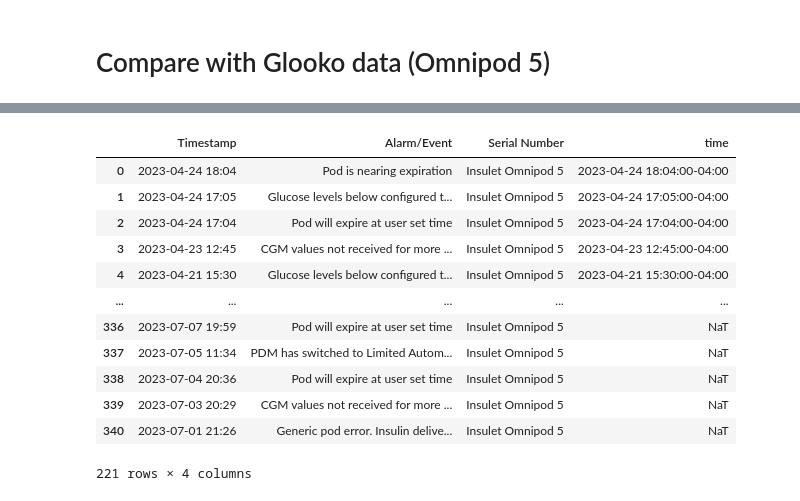
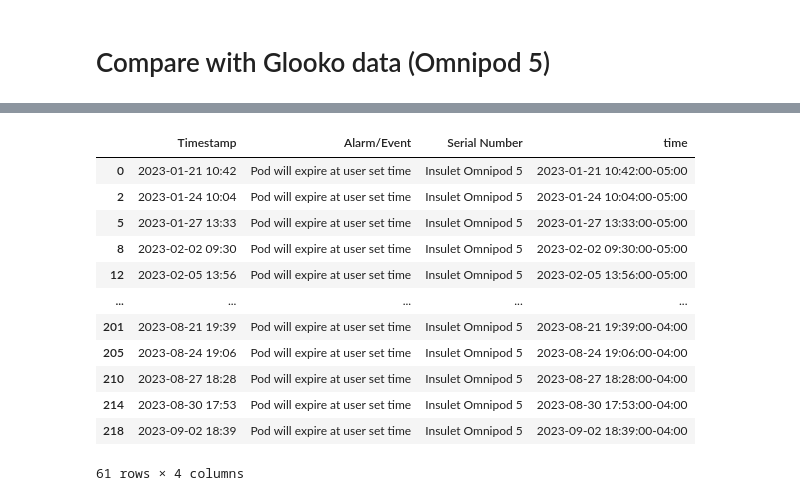
Before and after one commit to michellejw/mdb_explore, a Jupyter notebook: notebooks/df_explore_part06.ipynb, the cells around one changed output, grey strips where cells are left out. Saved outputs shown, nothing was run; the diff lists cells and outputs as text; code cells hidden in the pictures.

```diff
--- a/notebooks/df_explore_part06.ipynb
+++ b/notebooks/df_explore_part06.ipynb
@@ -218,16 +234,19 @@ df_cgm.head()
-# %%
-df_alarms
-# %% [output]
-|  | Timestamp | Alarm/Event | Serial Number | time |
-| 0 | 2023-04-24 18:04 | Pod is nearing expiration | Insulet Omnipod 5 | 2023-04-24 18:04:00-04:00 |
-| 1 | 2023-04-24 17:05 | Glucose levels below configured t... | Insulet Omnipod 5 | 2023-04-24 17:05:00-04:00 |
-| 2 | 2023-04-24 17:04 | Pod will expire at user set time | Insulet Omnipod 5 | 2023-04-24 17:04:00-04:00 |
-| 3 | 2023-04-23 12:45 | CGM values not received for more ... | Insulet Omnipod 5 | 2023-04-23 12:45:00-04:00 |
-| 4 | 2023-04-21 15:30 | Glucose levels below configured t... | Insulet Omnipod 5 | 2023-04-21 15:30:00-04:00 |
-| ... | ... | ... | ... | ... |
-| 336 | 2023-07-07 19:59 | Pod will expire at user set time | Insulet Omnipod 5 | NaT |
-| 337 | 2023-07-05 11:34 | PDM has switched to Limited Autom... | Insulet Omnipod 5 | NaT |
-| 338 | 2023-07-04 20:36 | Pod will expire at user set time | Insulet Omnipod 5 | NaT |
-| 339 | 2023-07-03 20:29 | CGM values not received for more ... | Insulet Omnipod 5 | NaT |
-| 340 | 2023-07-01 21:26 | Generic pod error. Insulin delive... | Insulet Omnipod 5 | NaT |
-221 rows × 4 columns
+# %%
+# Prep the pod change data
+df_pod_change = df_alarms[df_alarms["Alarm/Event"] == pod_change_flag]
+
+df_pod_change
+# %% [output]
+|  | Timestamp | Alarm/Event | Serial Number | time |
+| 0 | 2023-01-21 10:42 | Pod will expire at user set time | Insulet Omnipod 5 | 2023-01-21 10:42:00-05:00 |
+| 2 | 2023-01-24 10:04 | Pod will expire at user set time | Insulet Omnipod 5 | 2023-01-24 10:04:00-05:00 |
+| 5 | 2023-01-27 13:33 | Pod will expire at user set time | Insulet Omnipod 5 | 2023-01-27 13:33:00-05:00 |
+| 8 | 2023-02-02 09:30 | Pod will expire at user set time | Insulet Omnipod 5 | 2023-02-02 09:30:00-05:00 |
+| 12 | 2023-02-05 13:56 | Pod will expire at user set time | Insulet Omnipod 5 | 2023-02-05 13:56:00-05:00 |
+| ... | ... | ... | ... | ... |
+| 201 | 2023-08-21 19:39 | Pod will expire at user set time | Insulet Omnipod 5 | 2023-08-21 19:39:00-04:00 |
+| 205 | 2023-08-24 19:06 | Pod will expire at user set time | Insulet Omnipod 5 | 2023-08-24 19:06:00-04:00 |
+| 210 | 2023-08-27 18:28 | Pod will expire at user set time | Insulet Omnipod 5 | 2023-08-27 18:28:00-04:00 |
+| 214 | 2023-08-30 17:53 | Pod will expire at user set time | Insulet Omnipod 5 | 2023-08-30 17:53:00-04:00 |
+| 218 | 2023-09-02 18:39 | Pod will expire at user set time | Insulet Omnipod 5 | 2023-09-02 18:39:00-04:00 |
+61 rows × 4 columns
```
Also changed, not shown: parts of 19 cells of this notebook.
